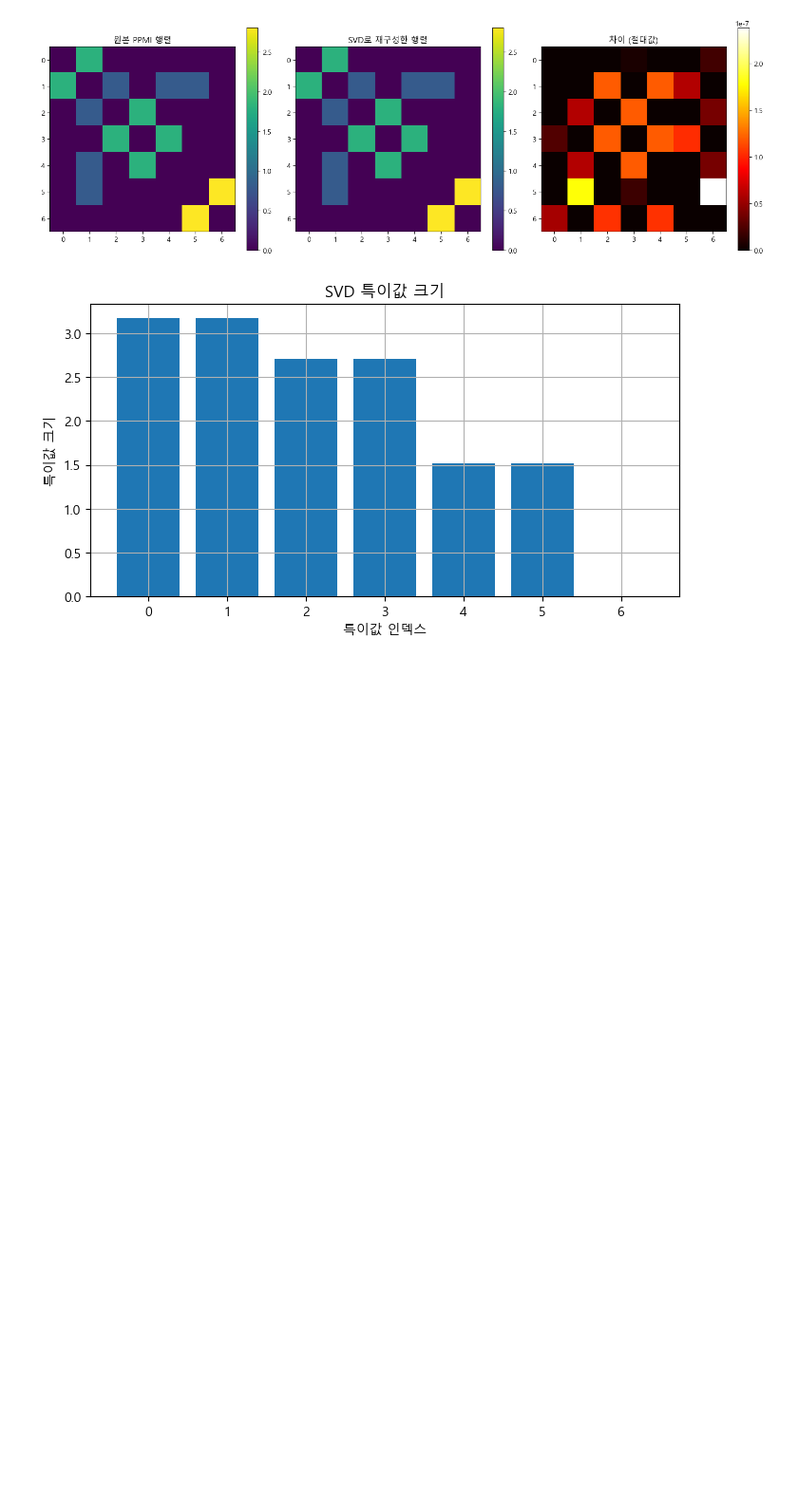
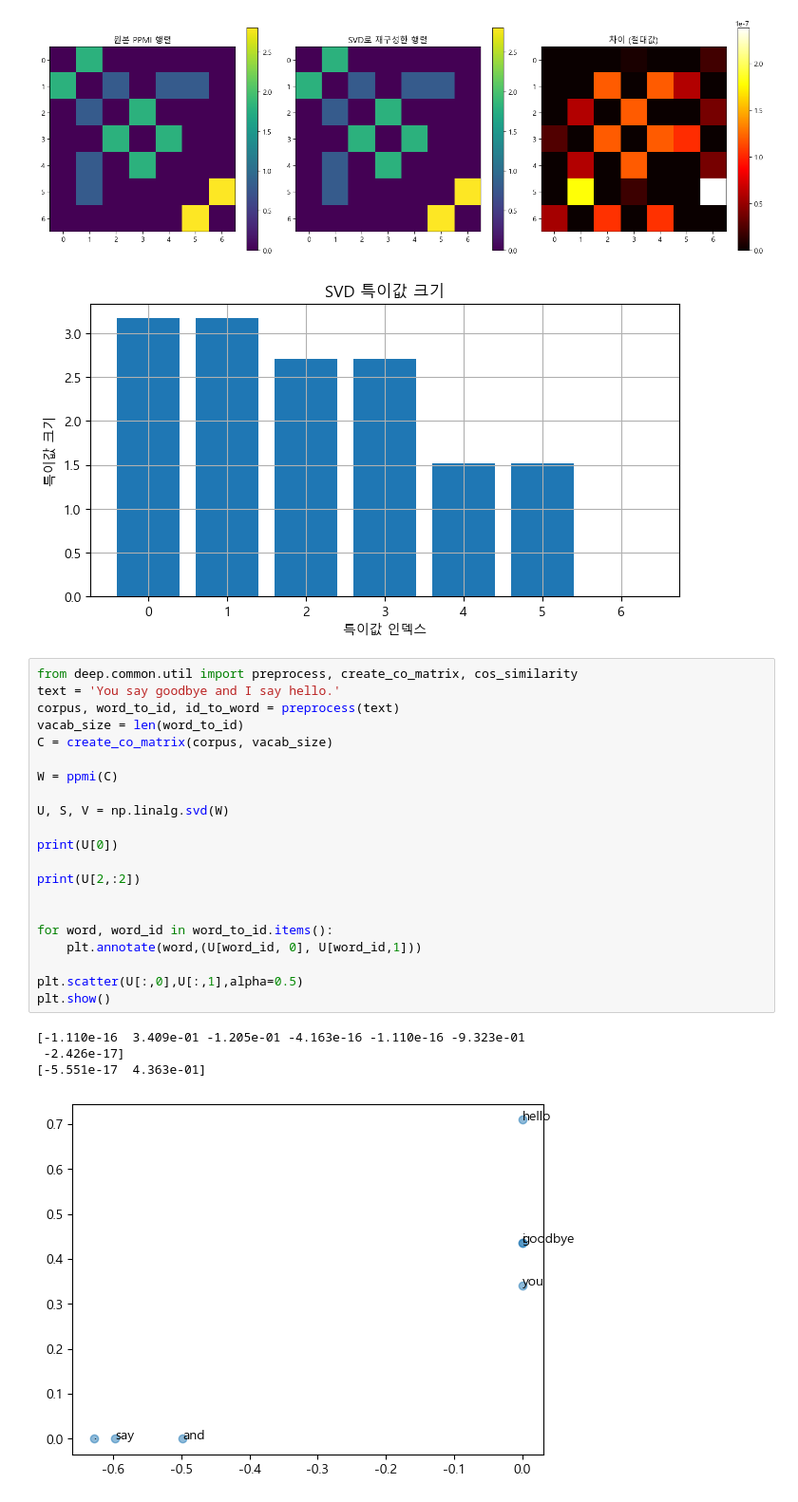
Before and after one commit to steve15963/colab, a Jupyter notebook: 밑바닥부터 시작하는 딥러닝2/ai2-2.ipynb, the cells around one changed output. Shown: that part at 95% size. Saved outputs shown, nothing was run; the diff lists cells and outputs as text; blank space fills up the shorter version.

```diff
--- a/밑바닥부터 시작하는 딥러닝2/ai2-2.ipynb
+++ b/밑바닥부터 시작하는 딥러닝2/ai2-2.ipynb
@@ -536,3 +536,29 @@ plt.show()
 전체 차이의 합: 0.0000018267
 [figure]
 [figure]
+# %%
+from deep.common.util import preprocess, create_co_matrix, cos_similarity
+text = 'You say goodbye and I say hello.'
+corpus, word_to_id, id_to_word = preprocess(text)
+vacab_size = len(word_to_id)
+C = create_co_matrix(corpus, vacab_size)
+
+W = ppmi(C)
+
+U, S, V = np.linalg.svd(W)
+
+print(U[0])
+
+print(U[2,:2])
+
+
+for word, word_id in word_to_id.items():
+    plt.annotate(word,(U[word_id, 0], U[word_id,1]))
+
+plt.scatter(U[:,0],U[:,1],alpha=0.5)
+plt.show()
+# %% [output]
+[-1.110e-16  3.409e-01 -1.205e-01 -4.163e-16 -1.110e-16 -9.323e-01
+ -2.426e-17]
+[-5.551e-17  4.363e-01]
+[figure, added]
```
Also changed, not shown: parts of 5 cells of this notebook.
